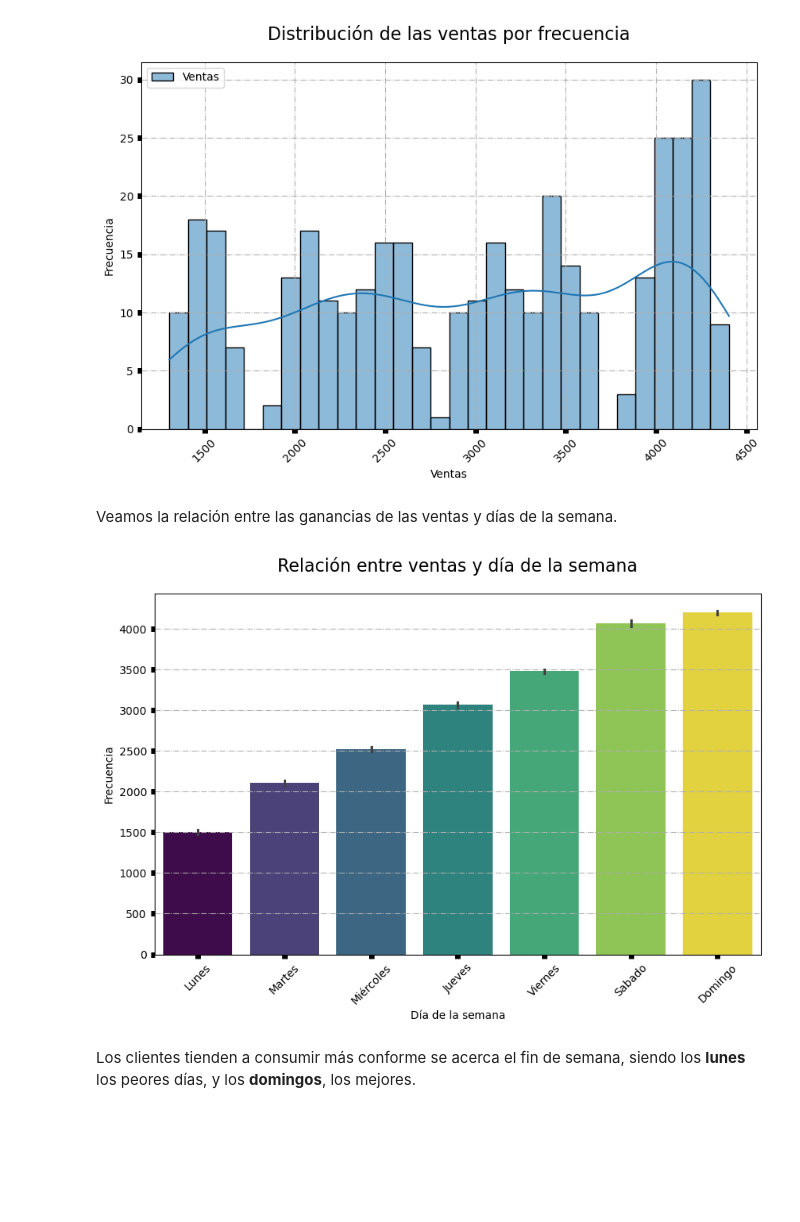
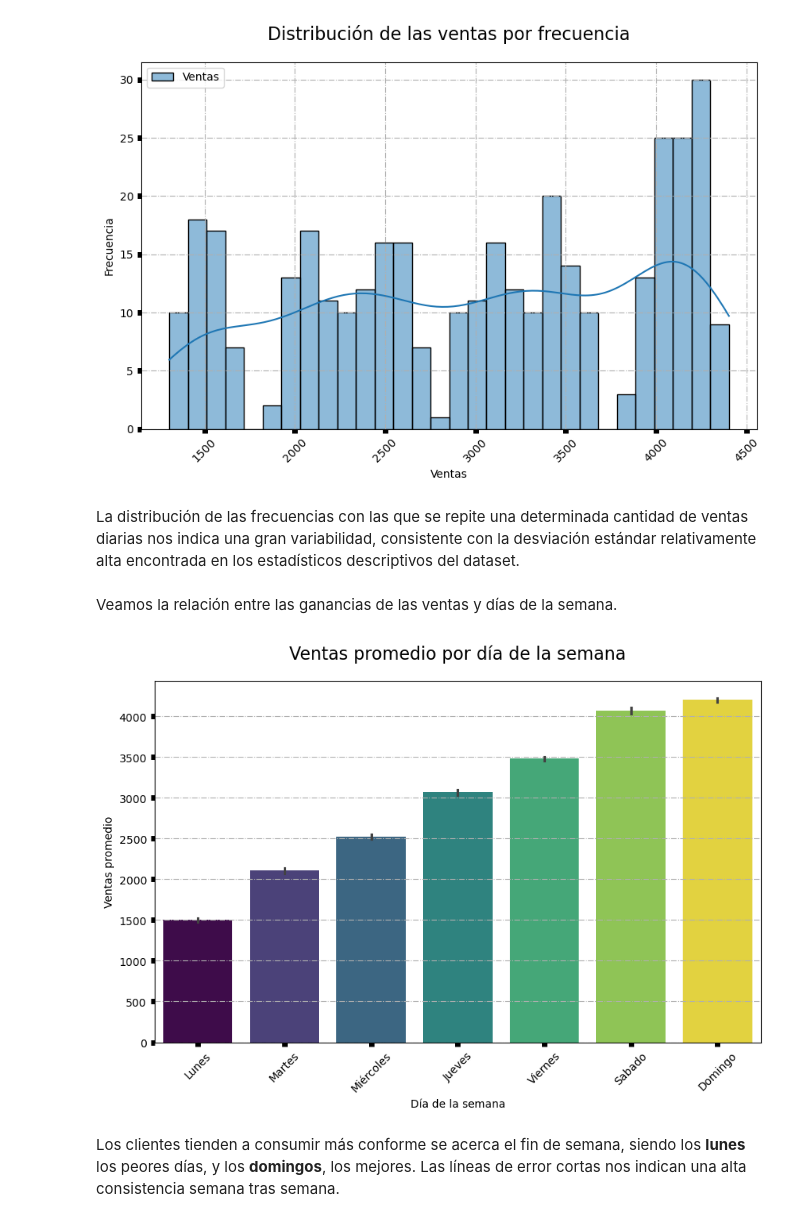
Before and after one commit to frgonzalezb/Udemy_Python_Total_DS_ML, a Jupyter notebook: 11_Machine_Learning_I/Proyecto/Proyecto de Día 11 - Análisis Predictivo para una Tienda Minorista.ipynb, the cells around one changed output. Drawn from its saved outputs; the diff is of its cells as text; code cells hidden in the pictures; blank space fills up the shorter version.

```diff
--- a/11_Machine_Learning_I/Proyecto/Proyecto de Día 11 - Análisis Predictivo para una Tienda Minorista.ipynb
+++ b/11_Machine_Learning_I/Proyecto/Proyecto de Día 11 - Análisis Predictivo para una Tienda Minorista.ipynb
@@ -278,38 +278,40 @@ plt.ylabel('Frecuencia')
 plt.show()
 # %% [output]
 [figure]
+# %% [markdown]
+La distribución de las frecuencias con las que se repite una determinada cantidad de ventas diarias nos indica una gran variabilidad, consistente con la desviación estándar relativamente alta encontrada en los estadísticos descriptivos del dataset.
 # %% [markdown]
 Veamos la relación entre las ganancias de las ventas y días de la semana.
 # %%
 dias: list[str] = [
     'Lunes',
     'Martes',
     'Miércoles',
     'Jueves',
     'Viernes',
     'Sabado',
     'Domingo'
 ]
 xticks: np.ndarray = df['DíaDeLaSemana'].unique() - 1  # índices
 xticks.sort()
 
 plt.figure(figsize=(10, 6))
-plt.title('Relación entre ventas y día de la semana', fontsize=16, pad=20)
+plt.title('Ventas promedio por día de la semana', fontsize=16, pad=20)
 plt.grid(True, linestyle='-.')
 sns.barplot(
     df,
     x='DíaDeLaSemana',
     y='Ventas',
     hue='DíaDeLaSemana',
     palette='viridis',
     legend=False
 )
 plt.tick_params(width=5)
 plt.xticks(ticks=xticks, labels=dias, rotation=45)
 plt.xlabel('Día de la semana')
-plt.ylabel('Frecuencia')
+plt.ylabel('Ventas promedio')
 plt.show()
 # %% [output]
-[figure, old version]
+[figure, new version]
 # %% [markdown]
-Los clientes tienden a consumir más conforme se acerca el fin de semana, siendo los **lunes** los peores días, y los **domingos**, los mejores.
+Los clientes tienden a consumir más conforme se acerca el fin de semana, siendo los **lunes** los peores días, y los **domingos**, los mejores. Las líneas de error cortas nos indican una alta consistencia semana tras semana.
```
Also changed, not shown: parts of 6 cells of this notebook.
